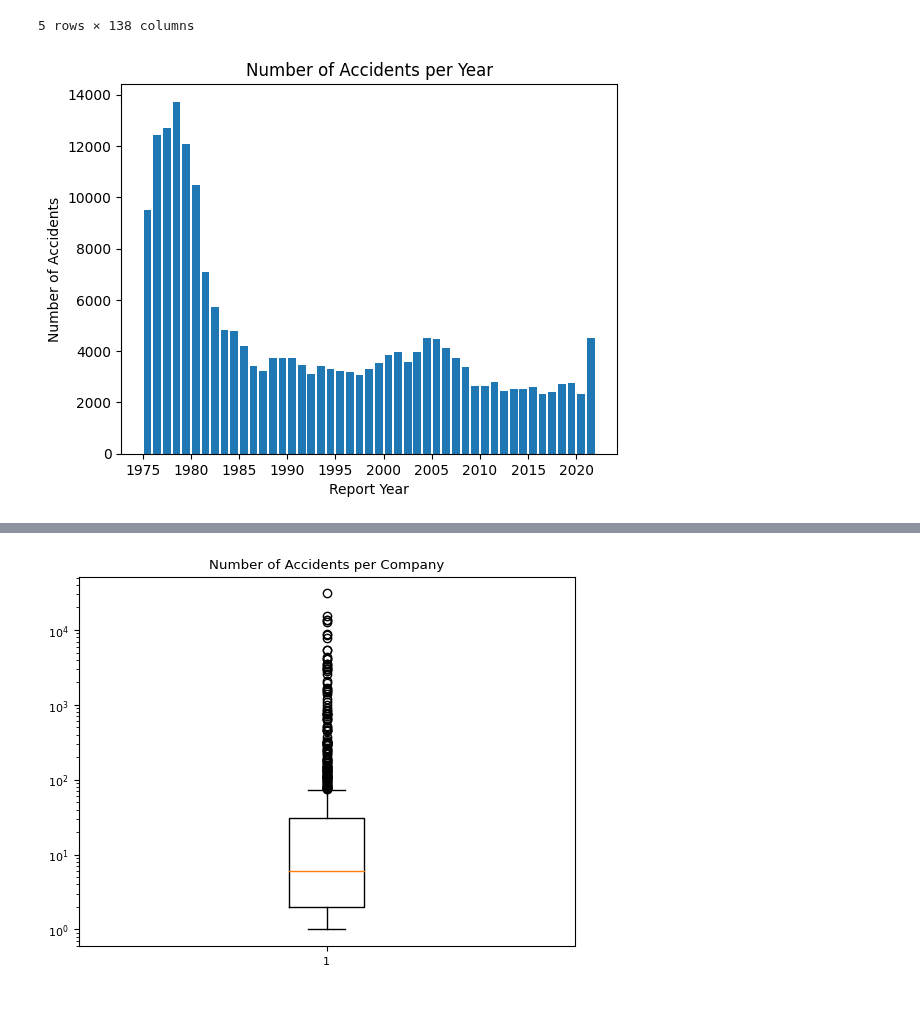
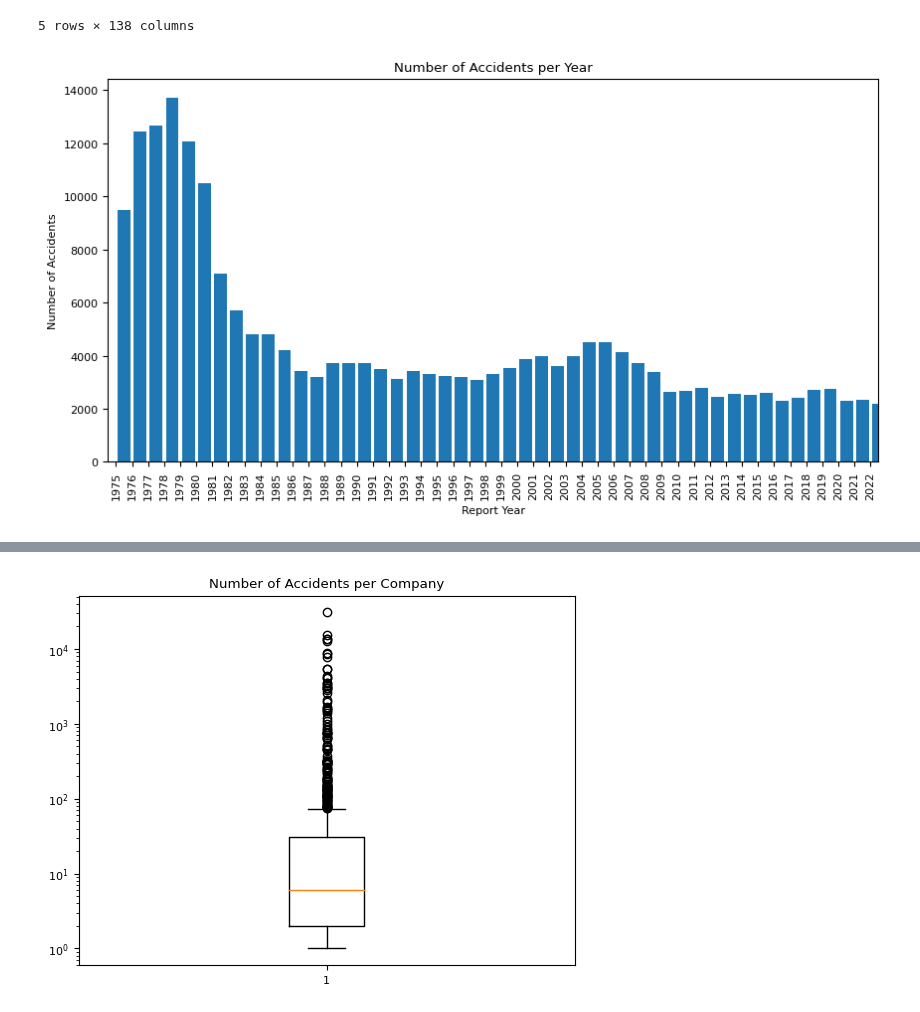
Before and after one commit to ndahlinuvm/Train-Derailment-287Project, a Jupyter notebook: visualization.ipynb, the cells around one changed output, grey strips where cells are left out. Drawn from its saved outputs; the diff is of its cells as text; code cells hidden in the pictures.

```diff
--- a/visualization.ipynb
+++ b/visualization.ipynb
@@ -17,21 +17,20 @@ data.head()
 | 4 | Illinois Central Railroad Company | 2017.0 | 938223 | 17.0 | 10.0 | ... |
 5 rows × 138 columns
 # %%
-# data['year'] = data['year'].apply(lambda x: 1900 + x if x < 100 else 2000 + x)
-
-# histogram of amount of accidents per Report Year
-# with bins = amount of years
-# add space between each bin
+# find number of NA for Report Year
 min_year = int(data['Report Year'].min())
 max_year = int(data['Report Year'].max())
-plt.hist(data['Report Year'], bins=range(min_year, max_year + 1), rwidth=0.8)
+plt.figure(figsize=(10, 5))
+plt.xlim(min_year - 0.5, max_year + 0.5)
+plt.hist(data['Report Year'], bins=range(min_year, max_year + 2), rwidth=0.8)
 plt.xlabel('Report Year')
-plt.xticks(range(min_year, max_year + 1, 5))
+plt.xticks(range(min_year, max_year + 1, 1))
+plt.xticks(rotation=90)
 plt.ylabel('Number of Accidents')
 plt.title('Number of Accidents per Year')
 plt.show()
 # %% [output]
-[figure, old version]
+[figure, new version]
 # %%
 # Pie plot showing number of accidents per company
 # Group all companies with less than 500 accidents into "Other"
```
Also changed, not shown: parts of 6 cells of this notebook.
